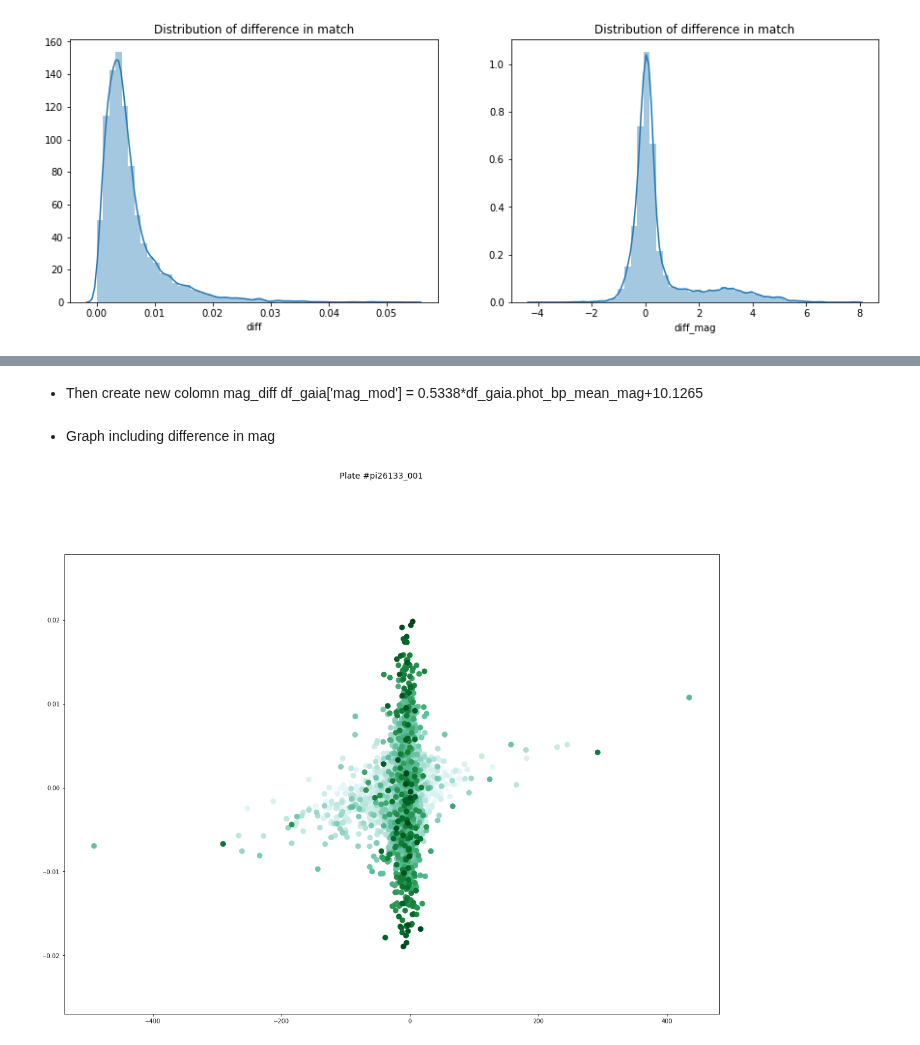
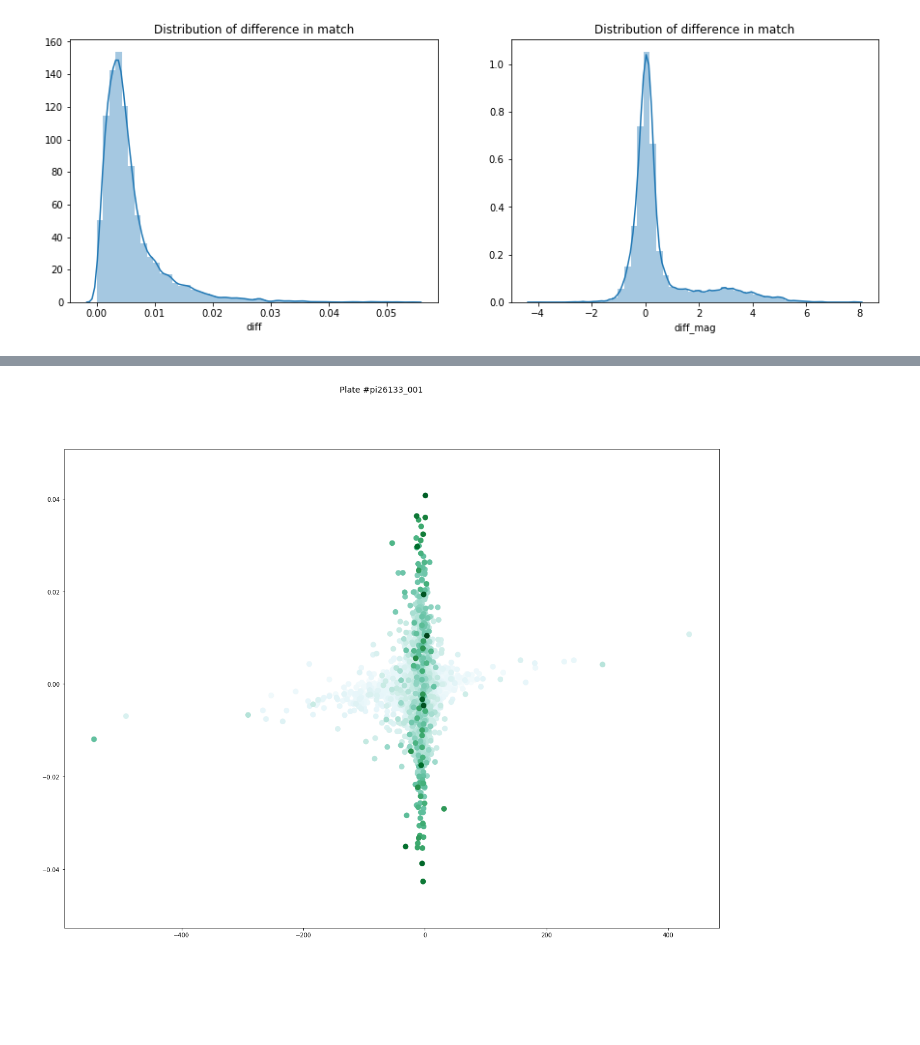
Before and after one commit to oliang2000/yerkes-plate-digitization, a Jupyter notebook: APT.ipynb, the cells around one changed output, grey strips where cells are left out. Saved outputs shown, nothing was run; the diff lists cells and outputs as text; code cells hidden in the pictures; blank space fills up the shorter version.

```diff
--- a/APT.ipynb
+++ b/APT.ipynb
@@ -262,18 +232,11 @@ Text(0,0.5,'Δdec')
-# %% [markdown]
-- Then create new colomn mag_diff
-df_gaia['mag_mod'] = 0.5338*df_gaia.phot_bp_mean_mag+10.1265
-# %% [markdown]
-- Graph including difference in mag
 # %%
 df_na = df.dropna().reset_index(drop=True)#for regression
 fig = plt.figure(figsize=(20,15))#graph size
 title = fig.suptitle("Plate #pi26133_001", fontsize=14)
-fig.subplots_adjust(top=0.85, wspace=0.3, hspace=0.5)
 
-points = plt.scatter(df_filtered["pmdec"], df_filtered["Δdec"],
-                     c=df_filtered["diff"], s=75, cmap="BuGn")
+points = plt.scatter(df_na["pmdec"], df_na["Δdec"], c=df_na["diff"], s=75, cmap="BuGn")
 axes = plt.gca()
 #axes.set_ylim([-0.012, 0.012])
 #sns.regplot('pmra','Δra',c = 'diff_mag',data=df_filtered).set_title('pmra')
 # %% [output]
-[figure, old version]
+[figure, new version]
```
Also changed, not shown: parts of 6 cells of this notebook.
